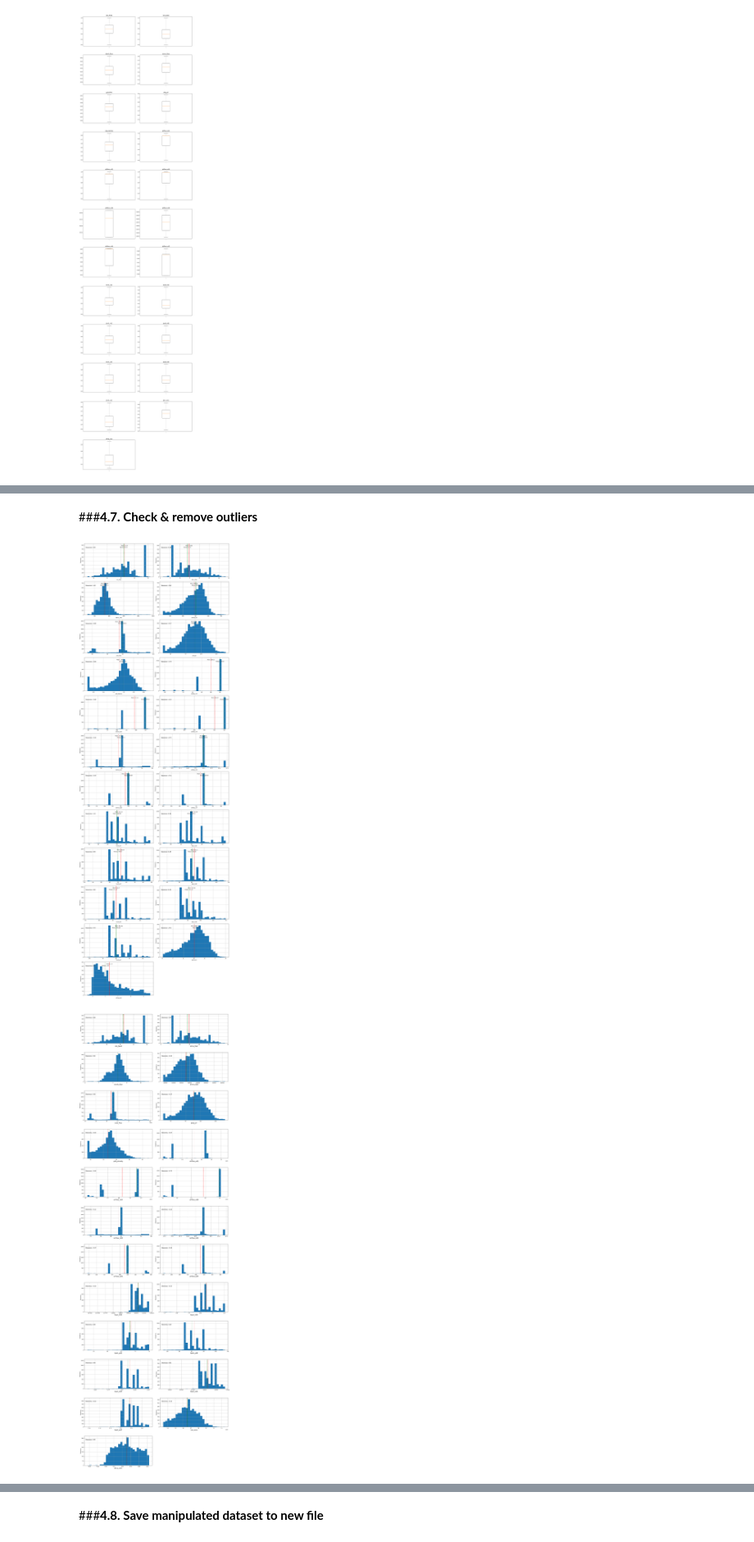
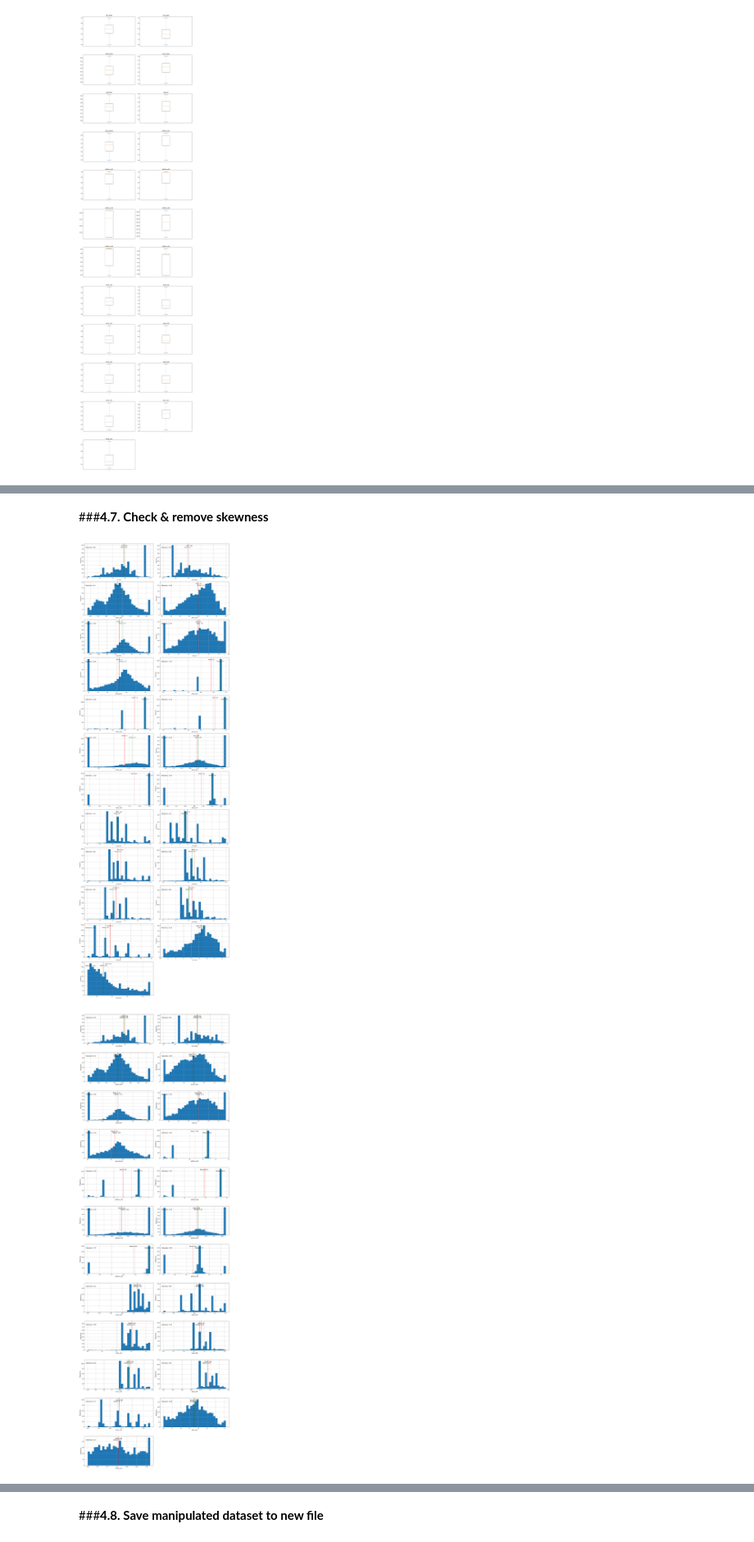
Before and after one commit to ArifAygun/Iron-Ore-Froth-Flotation-Quality-Prediction, a Jupyter notebook: AA_Graduate_Project_1_0604.ipynb, the cells around one changed output, grey strips where cells are left out. Shown at 82% size. Saved outputs shown, nothing was run; the diff lists cells and outputs as text; code cells hidden in the pictures.

```diff
--- a/AA_Graduate_Project_1_0604.ipynb
+++ b/AA_Graduate_Project_1_0604.ipynb
@@ -603,5 +603,5 @@ flotation_scaled.sample(5).T
 # %% [markdown]
-###**4.7. Check & remove outliers**
+###**4.7. Check & remove skewness**
 # %%
 from scipy.stats import skew
 
@@ -618,7 +618,7 @@ fig, axes = plt.subplots(num_rows, 2, figsize=(20, num_rows * 5))
 
 for i, variable in enumerate(variables):
     # Select a specific column for skewness calculation
-    data = flotation[variable].to_numpy()
+    data = flotation_scaled[variable].to_numpy()
     # Calculate the skewness degree
     skewness = skew(data)
     # Determine the subplot position
@@ -651,50 +651,64 @@ if num_vars % 2 != 0:
 plt.tight_layout()
 plt.show()
 # %% [output]
-[figure, old version]
+[figure, new version]
 # %%
-from scipy.stats import boxcox
+from scipy.stats import skew, boxcox
 
 variables = ['iron_feed', 'silica_feed', 'starch_flow', 'amina_flow', 'pulp_flow',
-       'pulp_pH', 'pulp_density', 'airflow_col1', 'airflow_col2',
-       'airflow_col3', 'airflow_col4', 'airflow_col5', 'airflow_col6',
-       'airflow_col7', 'level_col1', 'level_col2', 'level_col3', 'level_col4',
-       'level_col5', 'level_col6', 'level_col7', 'iron_conc', 'silica_conc']
+             'pulp_pH', 'pulp_density', 'airflow_col1', 'airflow_col2',
+             'airflow_col3', 'airflow_col4', 'airflow_col5', 'airflow_col6',
+             'airflow_col7', 'level_col1', 'level_col2', 'level_col3', 'level_col4',
+             'level_col5', 'level_col6', 'level_col7', 'iron_conc', 'silica_conc']
 
 num_vars = len(variables)
 num_rows = (num_vars + 1) // 2
 
 fig, axes = plt.subplots(num_rows, 2, figsize=(20, num_rows * 5))
 
 for i, variable in enumerate(variables):
     # Select a specific column for skewness calculation
-    data = flotation[variable].to_numpy()
+    data = flotation_scaled[variable].to_numpy()
     # Calculate the skewness degree
     skewness = skew(data)
 
-    # Apply Box-Cox transformation if skewness is greater than 0.5
-    if abs(skewness) > 0.5:
-        data, _ = boxcox(data)
+    # Apply Box-Cox transformation if skewness is greater than 0.4
+    if abs(skewness) > 0.4:
+        # Add a shift to make the data positive
+        data_shifted = data - np.min(data) + 1
+        data_transformed, _ = boxcox(data_shifted)
+    else:
+        data_transformed = data
 
-    # Determine the subplot position
     row = i // 2
     col = i % 2
+
     # Plotting the variable in the corresponding subplot
-    axes[row, col].hist(data, bins=30)
-    axes[row, col].set_xlabel(variable, fontsize=14)
-    axes[row, col].set_ylabel("Frequency")
-    axes[row, col].axvline(np.mean(data), color='r', linestyle='--')
-    axes[row, col].axvline(np.median(data), color='g', linestyle='--')
-    axes[row, col].grid(True)  # Add grid lines
+    axes[row, col].hist(data_transformed, bins=30)
+    axes[row, col].set_xlabel(variable, fontsize=12)
+    axes[row, col].set_ylabel("Frequency", fontsize=12)
+    axes[row, col].axvline(np.mean(data_transformed), color='r', linestyle='--')
+    axes[row, col].axvline(np.median(data_transformed), color='g', linestyle='--')
+
     # Display the skewness degree in the plot frame
-    axes[row, col].text(0.02, 0.9, f"Skewness: {skew(data):.2f}",
+    axes[row, col].text(0.02, 0.9, f"Skewness: {skew(data_transformed):.2f}",
                         transform=axes[row, col].transAxes,
                         fontsize=12, verticalalignment='top')
+
+    mean_label_ypos = axes[row, col].get_ylim()[1] * 0.95
+    axes[row, col].text(np.mean(data_transformed), mean_label_ypos, f"Mean: {np.mean(data_transformed):.2f}",
+                        color='black', fontsize=12, verticalalignment='top', horizontalalignment='center')
+
+    median_label_ypos = axes[row, col].get_ylim()[1] * 0.90
+    axes[row, col].text(np.median(data_transformed), median_label_ypos, f"Median: {np.median(data_transformed):.2f}",
+                        color='black', fontsize=12, verticalalignment='top', horizontalalignment='center')
+
+    axes[row, col].grid(True)
 
 if num_vars % 2 != 0:
     axes[num_rows - 1, 1].axis('off')
 
 plt.tight_layout(h_pad=5)
 plt.show()
 # %% [output]
-[figure, old version]
+[figure, new version]
```
Also changed, not shown: parts of 7 cells of this notebook.
